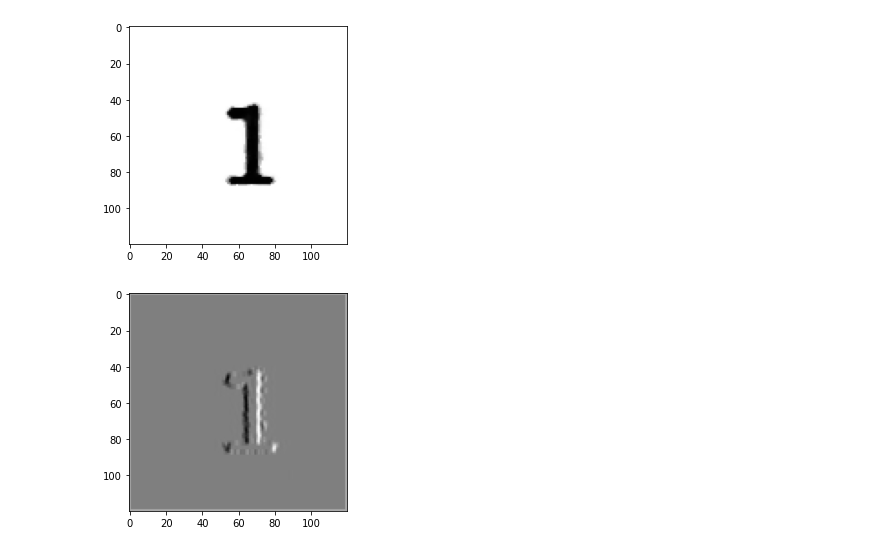
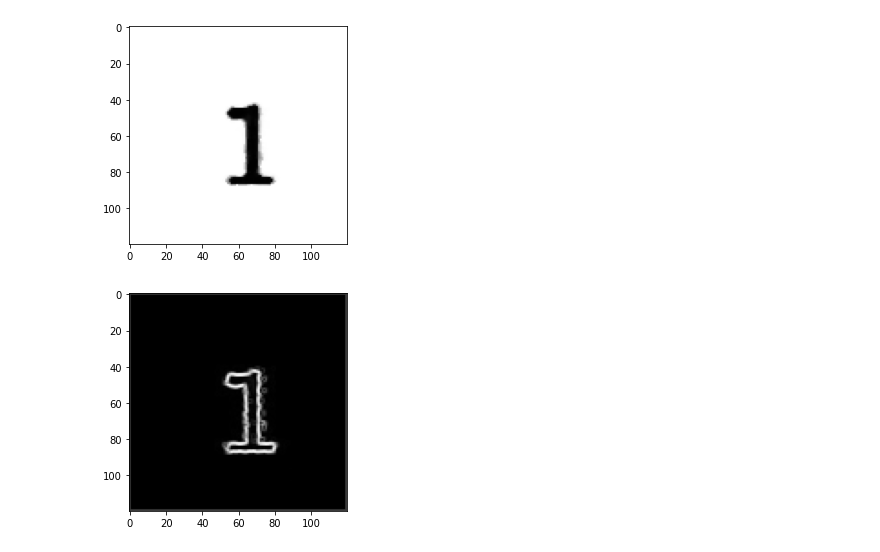
Before and after one commit to MasahiroAraki/SpeechRecognition, a Jupyter notebook: Python/chap02.ipynb, the cells around one changed output. Drawn from its saved outputs; the diff is of its cells as text; code cells hidden in the pictures.

```diff
--- a/Python/chap02.ipynb
+++ b/Python/chap02.ipynb
@@ -124,17 +124,18 @@ plt.gray()
 # %% [output]
 [figure]
 # %%
-# エッジフィルタ
+# Sobelフィルタ
 
-filter2 = np.array([[-1,0,1],[-1,0,1],[-1,0,1]], dtype=np.float32)
+filter2x = np.array([[-1,0,1],[-2,0,2],[-1,0,1]], dtype=np.float32)
+filter2y = np.array([[1,2,1],[0,0,0],[-1,-2,-1]], dtype=np.float32)
 im3 = np.full_like(im, 255, np.float32)
 
 for y in range(1,h-1):
   for x in range(1,w-1):
     t = im[x-1:x+2, y-1:y+2]
-    im3[x,y] = np.sum(np.multiply(t, filter2))
+    im3[x,y] = np.sqrt(np.sum(np.multiply(t, filter2x))**2 + np.sum(np.multiply(t, filter2y))**2)
 
 plt.imshow(im3)
 plt.gray()
 # %% [output]
-[figure, old version]
+[figure, new version]
```
Also changed, not shown: parts of 3 cells of this notebook.
